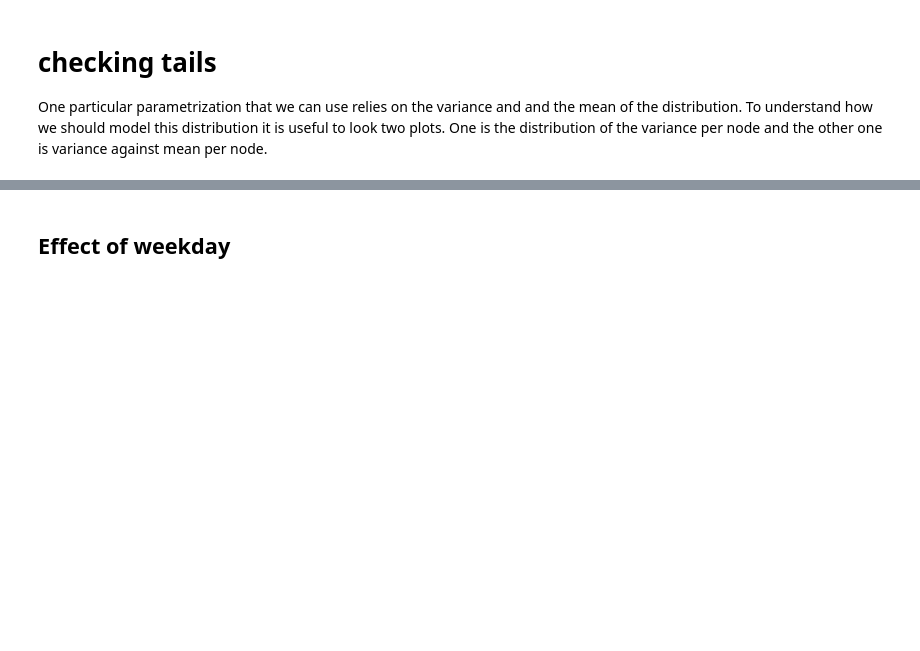
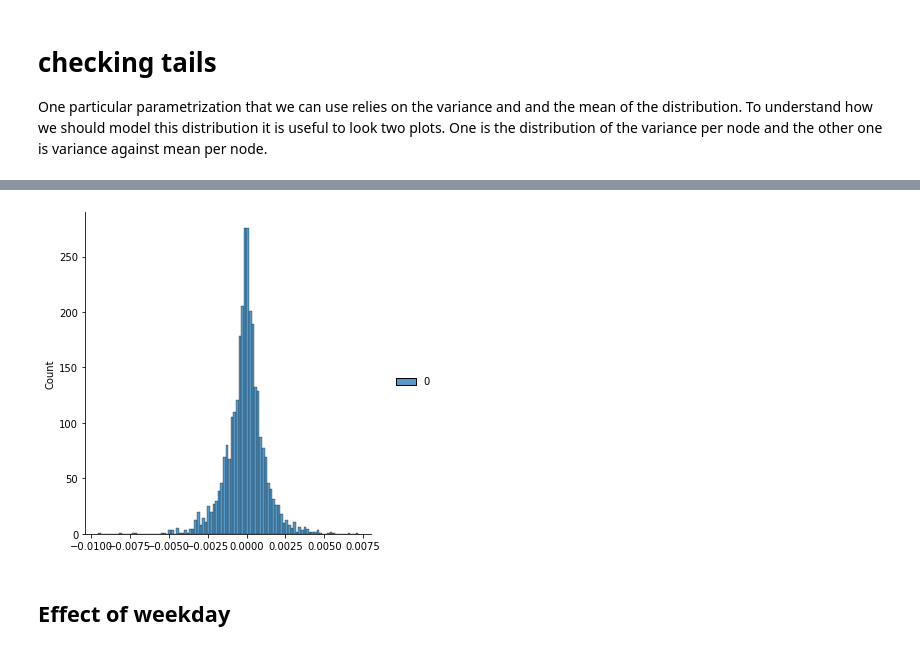
Before and after one commit to akucukelbir/probprog-finalproject, a Jupyter notebook: test_notebooks/final_notebook.ipynb, the cells around one changed output, grey strips where cells are left out. Cells and saved outputs as stored; diff of their text form; code cells hidden in the pictures; blank space fills up the shorter version.

```diff
--- a/test_notebooks/final_notebook.ipynb
+++ b/test_notebooks/final_notebook.ipynb
@@ -457 +505,7 @@ np.nonzero(np.var(train_mat, axis=1) > 0.5)
+# %%
+samples = np.load('arr_0.npy')
+# %%
+plot_across_samples(samples, weekends, 1)
+# %% [output]
+[figure, added]
 # %% [markdown]
```
Also changed, not shown: parts of 8 cells of this notebook.
